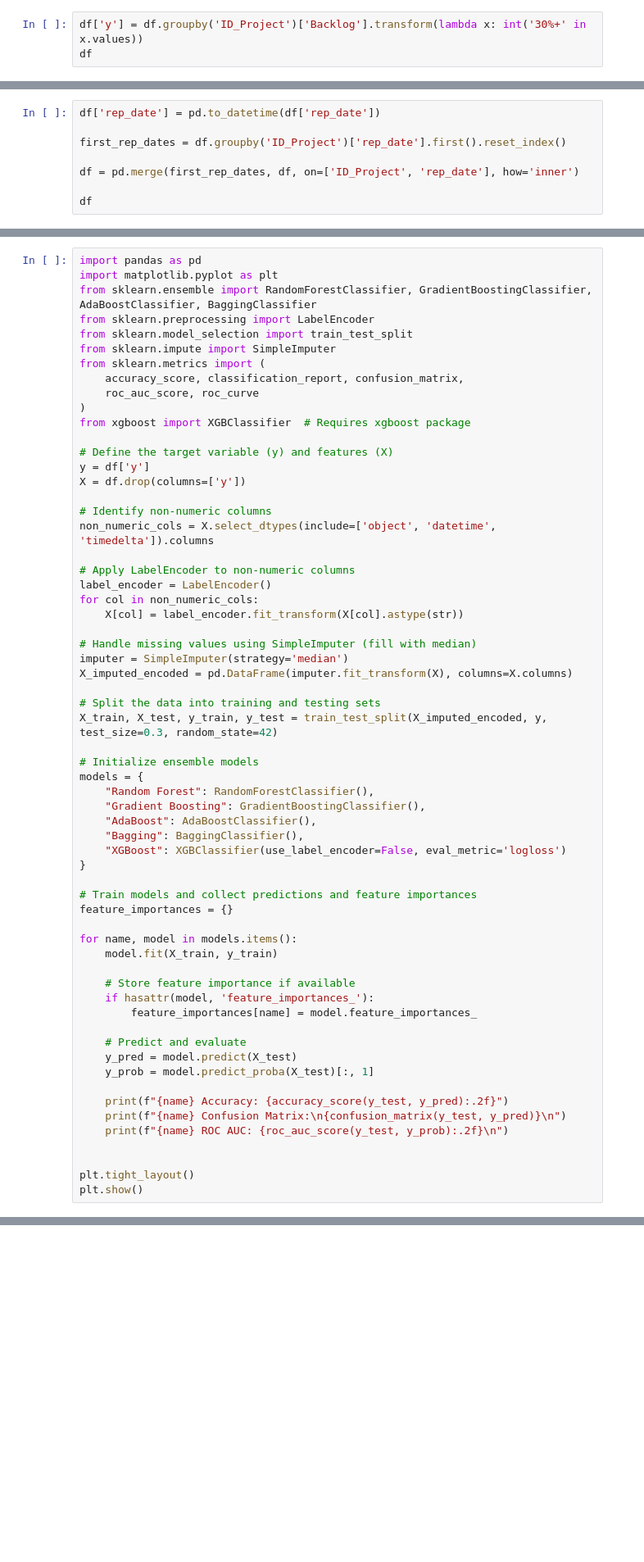
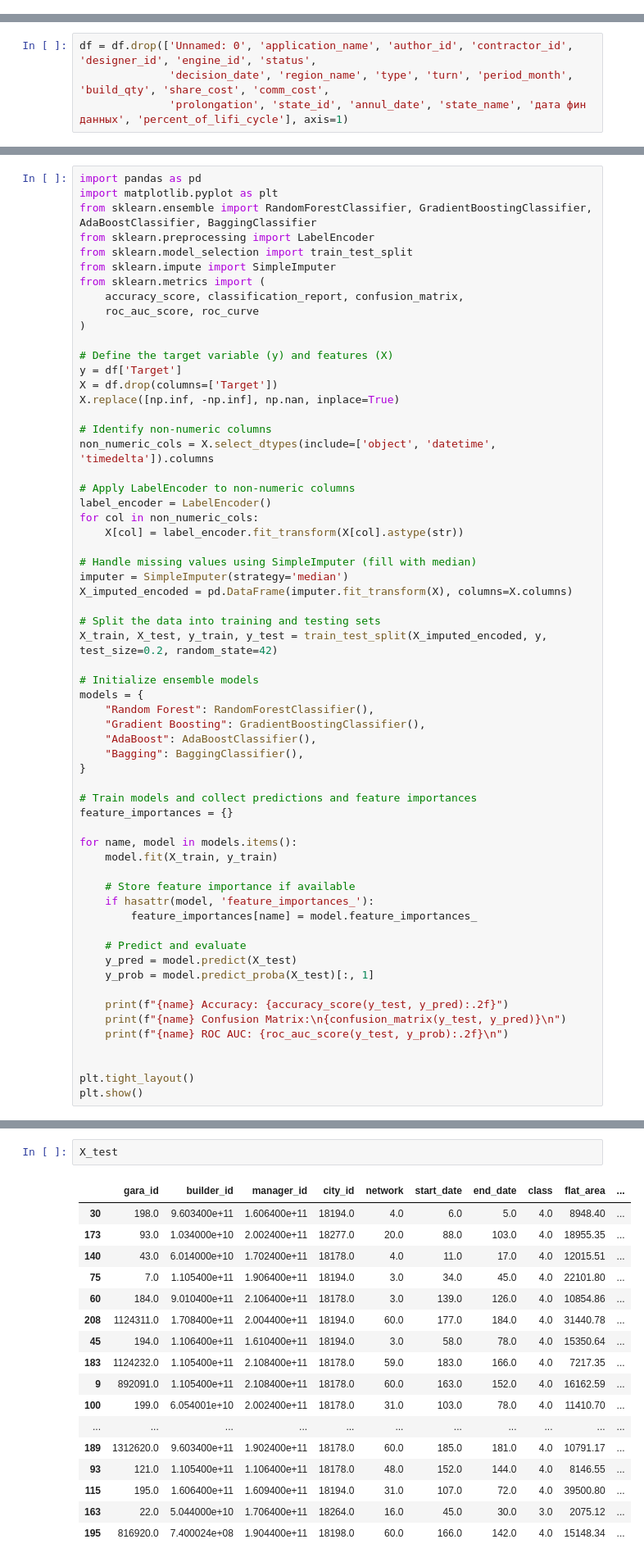
Before and after one commit to Nurserikwq/Rating-scores, a Jupyter notebook: rating_scores.ipynb, the cells around one changed output, grey strips where cells are left out. Shown: that part at 82% size. Saved outputs shown, nothing was run; the diff lists cells and outputs as text; blank space fills up the shorter version.

```diff
--- a/rating_scores.ipynb
+++ b/rating_scores.ipynb
@@ -21,3 +21,0 @@ df
-# %%
-df['y'] = df.groupby('ID_Project')['Backlog'].transform(lambda x: int('30%+' in x.values))
-df
@@ -38,8 +22,4 @@ df
 # %%
-df['rep_date'] = pd.to_datetime(df['rep_date'])
-
-first_rep_dates = df.groupby('ID_Project')['rep_date'].first().reset_index()
-
-df = pd.merge(first_rep_dates, df, on=['ID_Project', 'rep_date'], how='inner')
-
-df
+df = df.drop(['Unnamed: 0', 'application_name', 'author_id', 'contractor_id', 'designer_id', 'engine_id', 'status',
+              'decision_date', 'region_name', 'type', 'turn', 'period_month', 'build_qty', 'share_cost', 'comm_cost',
+              'prolongation', 'state_id', 'annul_date', 'state_name', 'дата фин данных', 'percent_of_lifi_cycle'], axis=1)
@@ -70,11 +36,11 @@ from sklearn.metrics import (
     accuracy_score, classification_report, confusion_matrix,
     roc_auc_score, roc_curve
 )
-from xgboost import XGBClassifier  # Requires xgboost package
 
 # Define the target variable (y) and features (X)
-y = df['y']
-X = df.drop(columns=['y'])
+y = df['Target']
+X = df.drop(columns=['Target'])
+X.replace([np.inf, -np.inf], np.nan, inplace=True)
 
 # Identify non-numeric columns
 non_numeric_cols = X.select_dtypes(include=['object', 'datetime', 'timedelta']).columns
@@ -89,7 +55,7 @@ imputer = SimpleImputer(strategy='median')
 X_imputed_encoded = pd.DataFrame(imputer.fit_transform(X), columns=X.columns)
 
 # Split the data into training and testing sets
-X_train, X_test, y_train, y_test = train_test_split(X_imputed_encoded, y, test_size=0.3, random_state=42)
+X_train, X_test, y_train, y_test = train_test_split(X_imputed_encoded, y, test_size=0.2, random_state=42)
 
 # Initialize ensemble models
 models = {
@@ -97,7 +63,6 @@ models = {
     "Gradient Boosting": GradientBoostingClassifier(),
     "AdaBoost": AdaBoostClassifier(),
     "Bagging": BaggingClassifier(),
-    "XGBoost": XGBClassifier(use_label_encoder=False, eval_metric='logloss')
 }
 
 # Train models and collect predictions and feature importances
@@ -164,0 +125,20 @@ for idx, (name, importance) in enumerate(feature_importances.items()):
+# %%
+X_test
+# %% [output]
+|  | gara_id | builder_id | manager_id | city_id | network | start_date | end_date | class | flat_area | ... |
+| 30 | 198.0 | 9.603400e+11 | 1.606400e+11 | 18194.0 | 4.0 | 6.0 | 5.0 | 4.0 | 8948.40 | ... |
+| 173 | 93.0 | 1.034000e+10 | 2.002400e+11 | 18277.0 | 20.0 | 88.0 | 103.0 | 4.0 | 18955.35 | ... |
+| 140 | 43.0 | 6.014000e+10 | 1.702400e+11 | 18178.0 | 4.0 | 11.0 | 17.0 | 4.0 | 12015.51 | ... |
+| 75 | 7.0 | 1.105400e+11 | 1.906400e+11 | 18194.0 | 3.0 | 34.0 | 45.0 | 4.0 | 22101.80 | ... |
+| 60 | 184.0 | 9.010400e+11 | 2.106400e+11 | 18178.0 | 3.0 | 139.0 | 126.0 | 4.0 | 10854.86 | ... |
+| 208 | 1124311.0 | 1.708400e+11 | 2.004400e+11 | 18194.0 | 60.0 | 177.0 | 184.0 | 4.0 | 31440.78 | ... |
+| 45 | 194.0 | 1.106400e+11 | 1.610400e+11 | 18194.0 | 3.0 | 58.0 | 78.0 | 4.0 | 15350.64 | ... |
+| 183 | 1124232.0 | 1.105400e+11 | 2.108400e+11 | 18178.0 | 59.0 | 183.0 | 166.0 | 4.0 | 7217.35 | ... |
+| 9 | 892091.0 | 1.105400e+11 | 2.108400e+11 | 18178.0 | 60.0 | 163.0 | 152.0 | 4.0 | 16162.59 | ... |
+| 100 | 199.0 | 6.054001e+10 | 2.002400e+11 | 18178.0 | 31.0 | 103.0 | 78.0 | 4.0 | 11410.70 | ... |
+| ... | ... | ... | ... | ... | ... | ... | ... | ... | ... | ... |
+| 189 | 1312620.0 | 9.603400e+11 | 1.902400e+11 | 18178.0 | 60.0 | 185.0 | 181.0 | 4.0 | 10791.17 | ... |
+| 93 | 121.0 | 1.105400e+11 | 1.106400e+11 | 18178.0 | 48.0 | 152.0 | 144.0 | 4.0 | 8146.55 | ... |
+| 115 | 195.0 | 1.606400e+11 | 1.609400e+11 | 18194.0 | 31.0 | 107.0 | 72.0 | 4.0 | 39500.80 | ... |
+| 163 | 22.0 | 5.044000e+10 | 1.706400e+11 | 18264.0 | 16.0 | 45.0 | 30.0 | 3.0 | 2075.12 | ... |
+| 195 | 816920.0 | 7.400024e+08 | 1.904400e+11 | 18198.0 | 60.0 | 166.0 | 142.0 | 4.0 | 15148.34 | ... |
```
Also changed, not shown: parts of 9 cells of this notebook, 2 other files.
